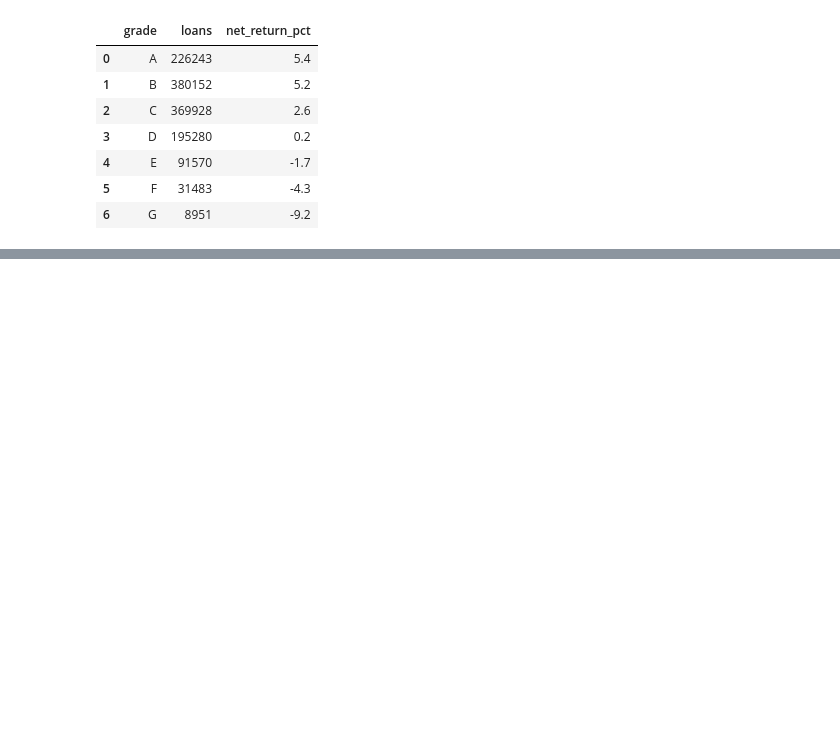
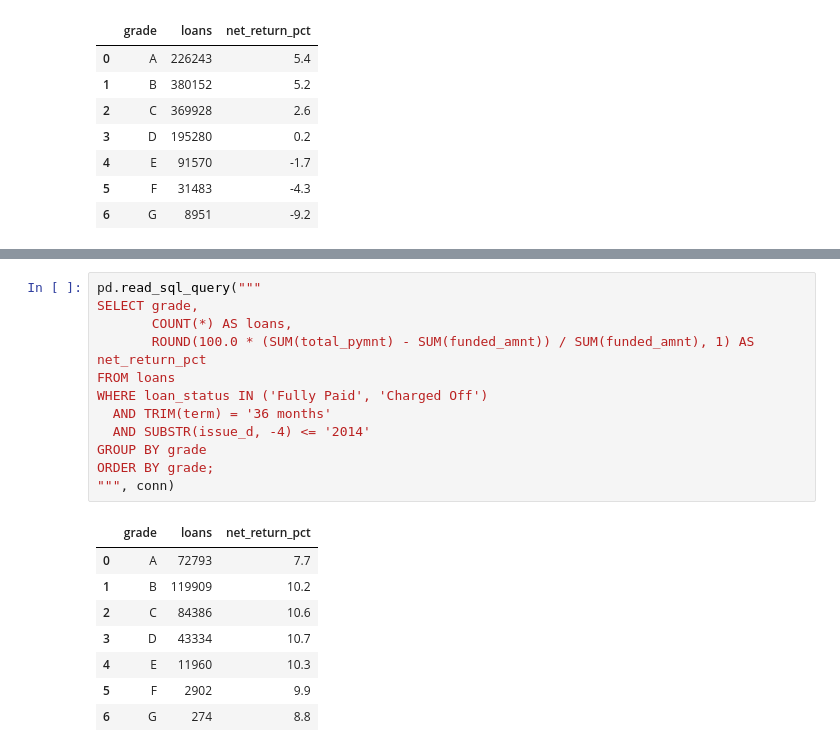
Before and after one commit to arenasdelgadopaula-star/credit-risk-analysis, a Jupyter notebook: 01_data_exploration.ipynb, the cells around one changed output, grey strips where cells are left out. Saved outputs shown, nothing was run; the diff lists cells and outputs as text; blank space fills up the shorter version.

```diff
--- a/01_data_exploration.ipynb
+++ b/01_data_exploration.ipynb
@@ -106,0 +127,21 @@ ORDER BY grade;
+# %%
+pd.read_sql_query("""
+SELECT grade,
+       COUNT(*) AS loans,
+       ROUND(100.0 * (SUM(total_pymnt) - SUM(funded_amnt)) / SUM(funded_amnt), 1) AS net_return_pct
+FROM loans
+WHERE loan_status IN ('Fully Paid', 'Charged Off')
+  AND TRIM(term) = '36 months'
+  AND SUBSTR(issue_d, -4) <= '2014'
+GROUP BY grade
+ORDER BY grade;
+""", conn)
+# %% [output]
+|  | grade | loans | net_return_pct |
+| 0 | A | 72793 | 7.7 |
+| 1 | B | 119909 | 10.2 |
+| 2 | C | 84386 | 10.6 |
+| 3 | D | 43334 | 10.7 |
+| 4 | E | 11960 | 10.3 |
+| 5 | F | 2902 | 9.9 |
+| 6 | G | 274 | 8.8 |
```
Also changed, not shown: parts of 1 cell of this notebook.
